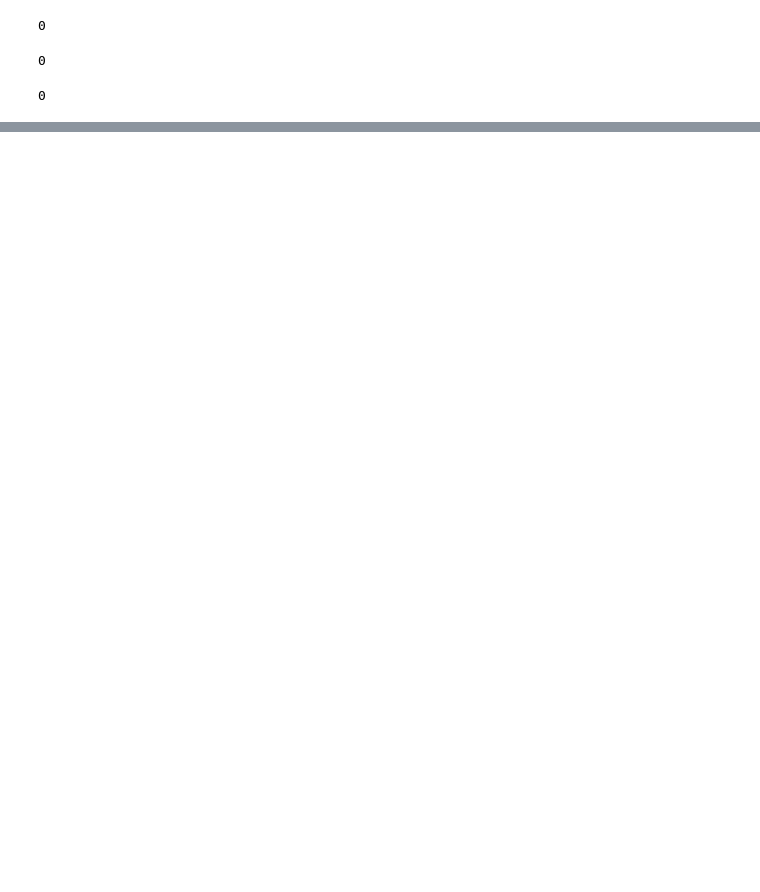
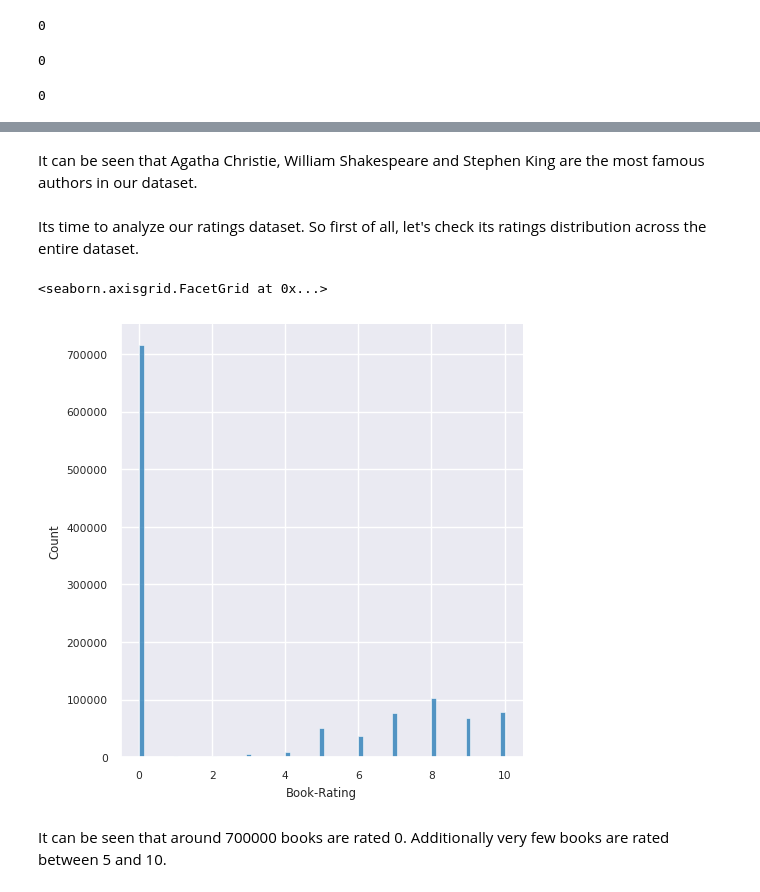
Before and after one commit to M-Awwab-Khan/collaborative-filtering-based-book-recommender-application, a Jupyter notebook: collaborative_filtering_book_recommender.ipynb, the cells around one changed output, grey strips where cells are left out. Cells and saved outputs as stored; diff of their text form; code cells hidden in the pictures; blank space fills up the shorter version.

```diff
--- a/collaborative_filtering_book_recommender.ipynb
+++ b/collaborative_filtering_book_recommender.ipynb
@@ -82,0 +202,11 @@ users.duplicated().sum()
+# %% [markdown]
+It can be seen that Agatha Christie, William Shakespeare and Stephen King are the most famous authors in our dataset.
+# %% [markdown]
+Its time to analyze our ratings dataset. So first of all, let's check its ratings distribution across the entire dataset.
+# %%
+sns.displot(data=ratings, x='Book-Rating')
+# %% [output]
+<seaborn.axisgrid.FacetGrid at 0x...>
+[figure, added]
+# %% [markdown]
+It can be seen that around 700000 books are rated 0. Additionally very few books are rated between 5 and 10.
```
Also changed, not shown: parts of 27 cells of this notebook.
